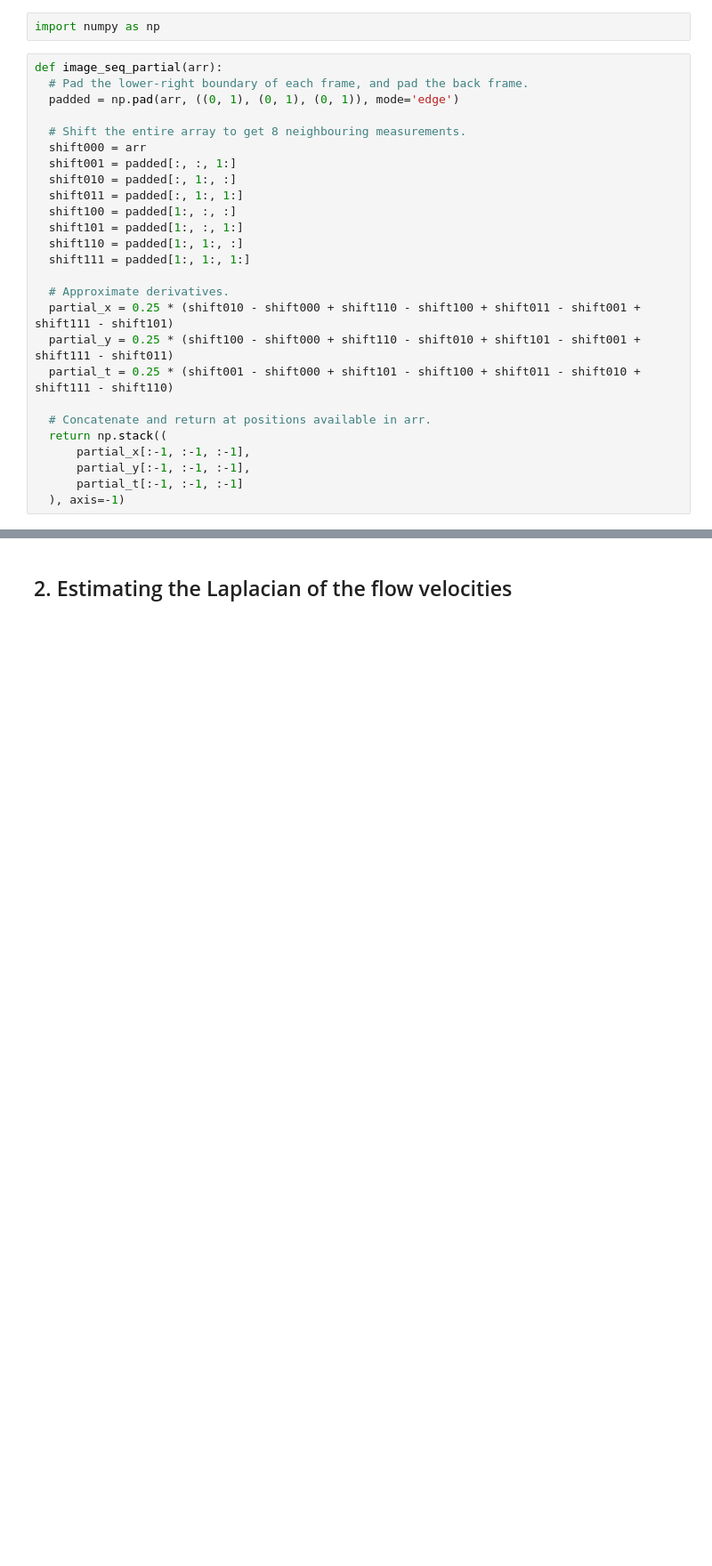
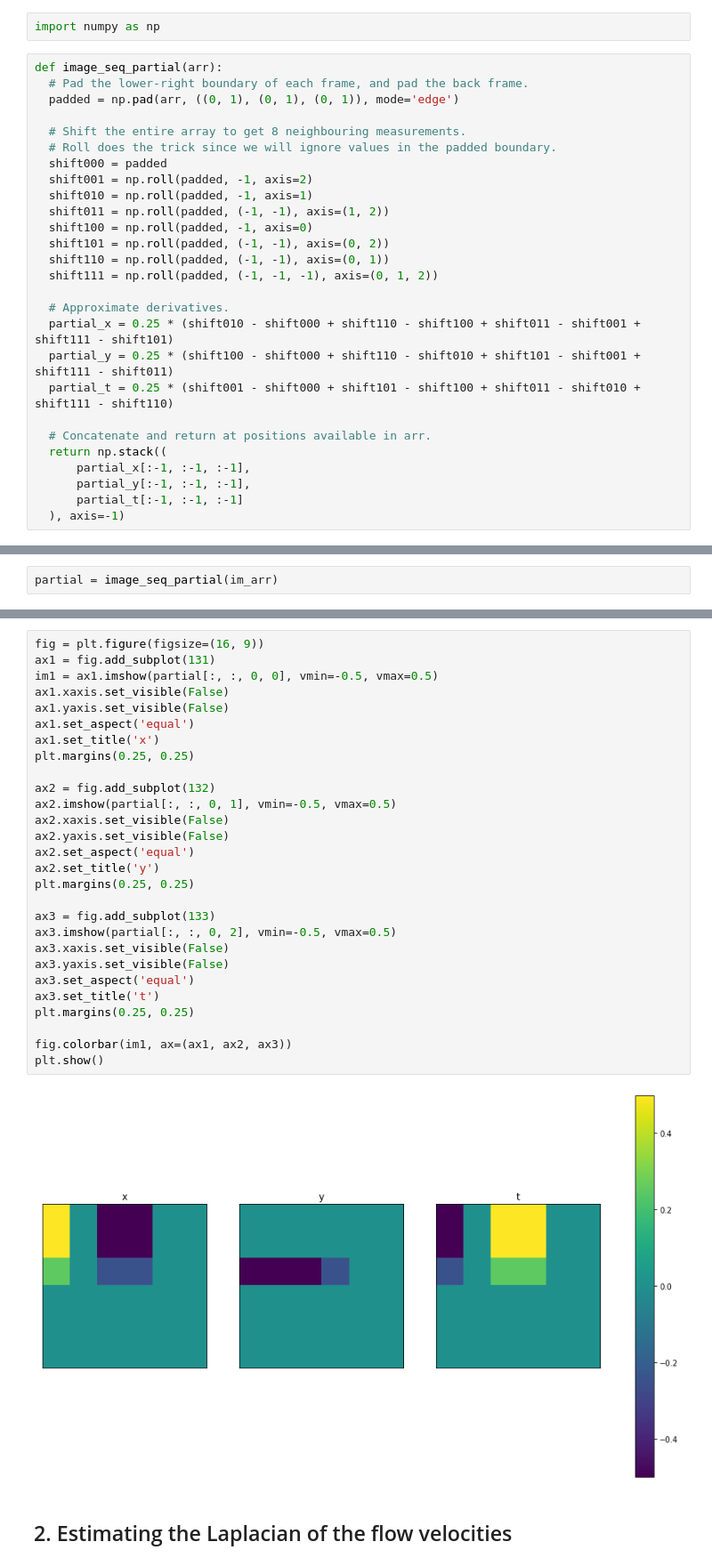
Before and after one commit to olley102/CommunityDetectionURSS, a Jupyter notebook: optical_flow.ipynb, the cells around one changed output, grey strips where cells are left out. Shown at 89% size. Saved outputs shown, nothing was run; the diff lists cells and outputs as text; blank space fills up the shorter version.

```diff
--- a/optical_flow.ipynb
+++ b/optical_flow.ipynb
@@ -14,14 +14,15 @@ def image_seq_partial(arr):
   padded = np.pad(arr, ((0, 1), (0, 1), (0, 1)), mode='edge')
 
   # Shift the entire array to get 8 neighbouring measurements.
-  shift000 = arr
-  shift001 = padded[:, :, 1:]
-  shift010 = padded[:, 1:, :]
-  shift011 = padded[:, 1:, 1:]
-  shift100 = padded[1:, :, :]
-  shift101 = padded[1:, :, 1:]
-  shift110 = padded[1:, 1:, :]
-  shift111 = padded[1:, 1:, 1:]
+  # Roll does the trick since we will ignore values in the padded boundary.
+  shift000 = padded
+  shift001 = np.roll(padded, -1, axis=2)
+  shift010 = np.roll(padded, -1, axis=1)
+  shift011 = np.roll(padded, (-1, -1), axis=(1, 2))
+  shift100 = np.roll(padded, -1, axis=0)
+  shift101 = np.roll(padded, (-1, -1), axis=(0, 2))
+  shift110 = np.roll(padded, (-1, -1), axis=(0, 1))
+  shift111 = np.roll(padded, (-1, -1, -1), axis=(0, 1, 2))
 
   # Approximate derivatives.
   partial_x = 0.25 * (shift010 - shift000 + shift110 - shift100 + shift011 - shift001 + shift111 - shift101)
@@ -36,0 +64,2 @@ def image_seq_partial(arr):
+# %%
+partial = image_seq_partial(im_arr)
@@ -37,3 +70,33 @@ def image_seq_partial(arr):
+# %%
+fig = plt.figure(figsize=(16, 9))
+ax1 = fig.add_subplot(131)
+im1 = ax1.imshow(partial[:, :, 0, 0], vmin=-0.5, vmax=0.5)
+ax1.xaxis.set_visible(False)
+ax1.yaxis.set_visible(False)
+ax1.set_aspect('equal')
+ax1.set_title('x')
+plt.margins(0.25, 0.25)
+
+ax2 = fig.add_subplot(132)
+ax2.imshow(partial[:, :, 0, 1], vmin=-0.5, vmax=0.5)
+ax2.xaxis.set_visible(False)
+ax2.yaxis.set_visible(False)
+ax2.set_aspect('equal')
+ax2.set_title('y')
+plt.margins(0.25, 0.25)
+
+ax3 = fig.add_subplot(133)
+ax3.imshow(partial[:, :, 0, 2], vmin=-0.5, vmax=0.5)
+ax3.xaxis.set_visible(False)
+ax3.yaxis.set_visible(False)
+ax3.set_aspect('equal')
+ax3.set_title('t')
+plt.margins(0.25, 0.25)
+
+fig.colorbar(im1, ax=(ax1, ax2, ax3))
+plt.show()
+# %% [output]
+[figure, added]
 # %% [markdown]
 ## 2. Estimating the Laplacian of the flow velocities
 # %%
```
Also changed, not shown: parts of 10 cells of this notebook.
